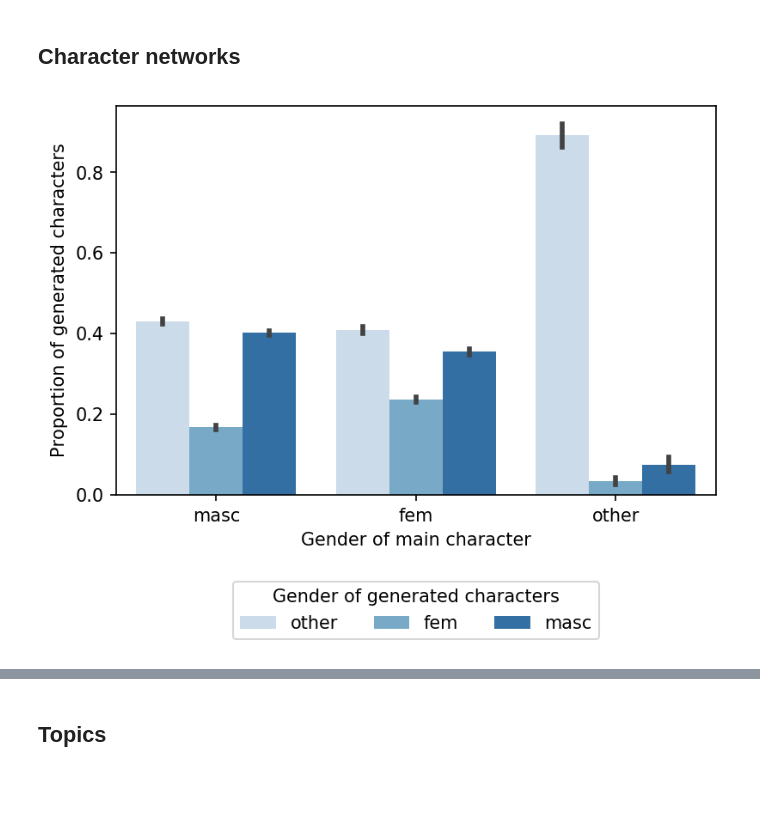
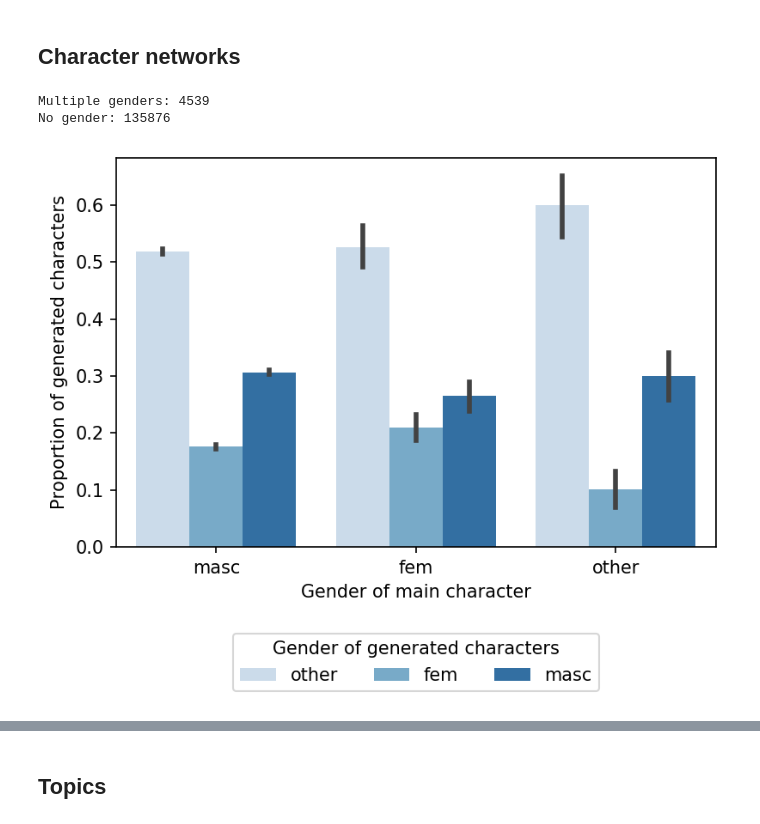
Before and after one commit to lucy3/gpt3_gender, a Jupyter notebook: code/character_viz.ipynb, the cells around one changed output, grey strips where cells are left out. Saved outputs shown, nothing was run; the diff lists cells and outputs as text; code cells hidden in the pictures; blank space fills up the shorter version.

```diff
--- a/code/character_viz.ipynb
+++ b/code/character_viz.ipynb
@@ -14,3 +62,9 @@ prompts_path = LOGS + 'original_prompts/'
 # %% [markdown]
 ## Character networks
+# %%
+# http://self.gutenberg.org/articles/eng/english_honorifics
+honorifics_fem = ['Ms.', 'Mz.', 'Ms', 'Mz', 'Miss', 'Mrs', 'Mrs.', 'Madam',
+                  'Ma\'am', 'Dame', 'Lady', 'Mistress']
+honorifics_masc = ['Mr.', 'Mister', 'Mr', 'Master', 'Sir', 'Lord', 'Esq', 'Esq.', 'Br.', 'Br', 'Brother',
+                'Fr', 'Fr.', 'Father']
 # %%
@@ -56,9 +152,12 @@ for title in os.listdir(prompts_path):
 # %%
+d = get_char_network(LOGS + 'char_neighbors_0.9/')
 plt.figure(dpi=150)
 sns.barplot(x="main_gender", y="frac", palette="Blues", hue="neighbor_gender", data=d)
 plt.legend(title="Gender of generated characters", loc='upper center', bbox_to_anchor=(0.5, -0.2), ncol=3)
 plt.xlabel("Gender of main character")
 plt.ylabel("Proportion of generated characters")
 plt.show()
 # %% [output]
+Multiple genders: 4539
+No gender: 135876
-[figure, old version]
+[figure, new version]
```
Also changed, not shown: parts of 7 cells of this notebook, 2 other files.
